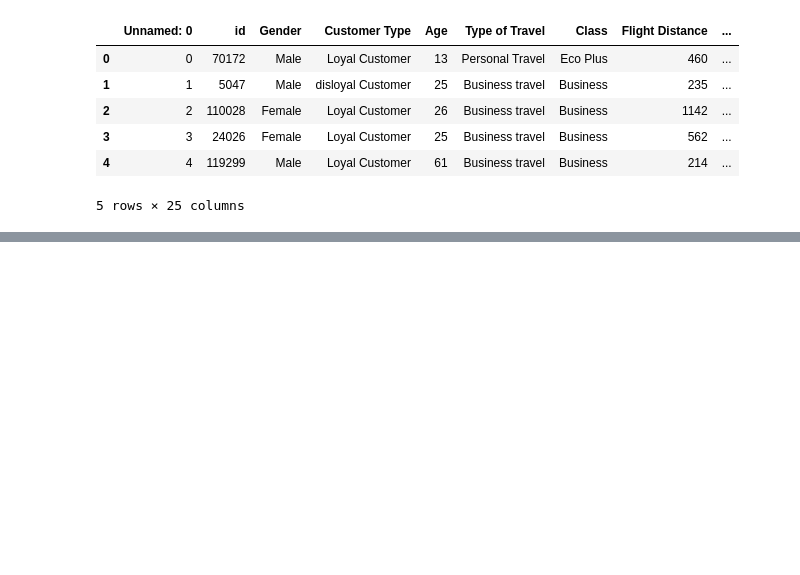
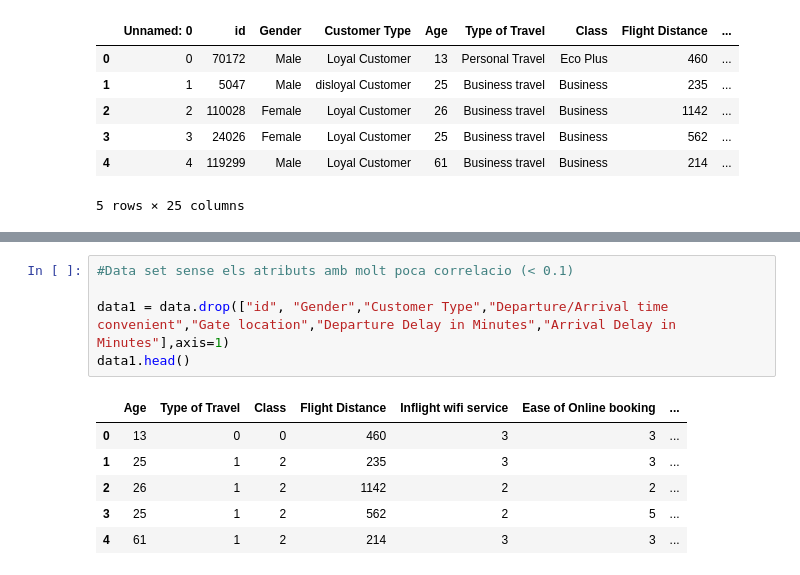
Before and after one commit to albertcom23/APC_CasKaggle_1490992, a Jupyter notebook: main.ipynb, the cells around one changed output, grey strips where cells are left out. Saved outputs shown, nothing was run; the diff lists cells and outputs as text; blank space fills up the shorter version.

```diff
--- a/main.ipynb
+++ b/main.ipynb
@@ -105,0 +114,12 @@ ax = sns.heatmap(correlacio, annot=True, linewidths=.5)
+# %%
+#Data set sense els atributs amb molt poca correlacio (< 0.1)
+
+data1 = data.drop(["id", "Gender","Customer Type","Departure/Arrival time convenient","Gate location","Departure Delay in Minutes","Arrival Delay in Minutes"],axis=1)
+data1.head()
+# %% [output]
+|  | Age | Type of Travel | Class | Flight Distance | Inflight wifi service | Ease of Online booking | ... |
+| 0 | 13 | 0 | 0 | 460 | 3 | 3 | ... |
+| 1 | 25 | 1 | 2 | 235 | 3 | 3 | ... |
+| 2 | 26 | 1 | 2 | 1142 | 2 | 2 | ... |
+| 3 | 25 | 1 | 2 | 562 | 2 | 5 | ... |
+| 4 | 61 | 1 | 2 | 214 | 3 | 3 | ... |
```
Also changed, not shown: parts of 7 cells of this notebook.
